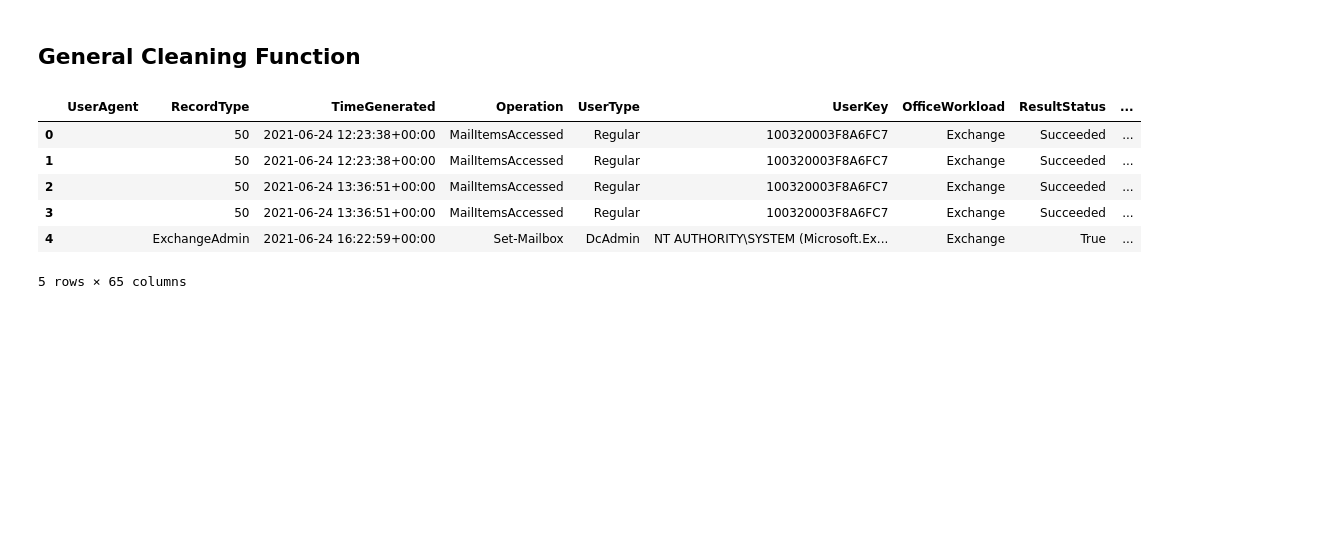
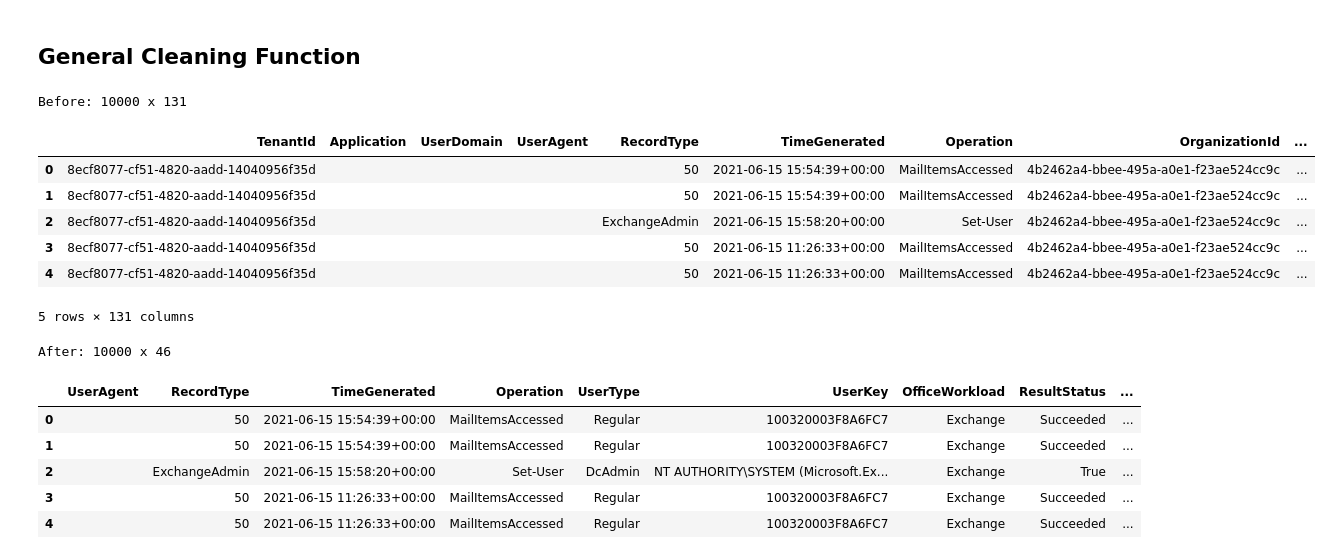
Before and after one commit to microsoft/ASDET, a Jupyter notebook: notebooks/feature_engineering/example_utils.ipynb, the cells around one changed output. Saved outputs shown, nothing was run; the diff lists cells and outputs as text; code cells hidden in the pictures; blank space fills up the shorter version.

```diff
--- a/notebooks/feature_engineering/example_utils.ipynb
+++ b/notebooks/feature_engineering/example_utils.ipynb
@@ -124,25 +121,25 @@ result.head()
 5 rows × 131 columns
 # %% [markdown]
 ## General Cleaning Function
-# %%
-def cleanTable(table, removeDuplicates=True, keepEmptyCol=False, removeInvariant=True, cleanEntropy=False, entropyLowerThreshold=0, entropyHigherThreshold=0.5, regexes=[]):
-    if removeDuplicates:
-        table = cleanDuplicates(table, keepEmptyCol=keepEmptyCol)
-    if removeInvariant:
-        table = cleanInvariant(table)
-    if regexes:
-        table = cleanRegexes(table, regexes=regexes)
-    if cleanEntropy:
-        table = cleanEntropy(table, entropyLowerThreshold=entropyLowerThreshold, entropyHigherThreshold=entropyHigherThreshold)
-    return table
 # %%
 result = cleanTable(df)
-result.head()
+print(f"\nBefore: {df.shape[0]} x {df.shape[1]}\n")
+display(df.head())
+print(f"After: {result.shape[0]} x {result.shape[1]}")
+display(result.head())
 # %% [output]
+Before: 10000 x 131
-|  | UserAgent | RecordType | TimeGenerated | Operation | UserType | UserKey | OfficeWorkload | ResultStatus | ... |
-| 0 |  | 50 | 2021-06-24 12:23:38+00:00 | MailItemsAccessed | Regular | 100320003F8A6FC7 | Exchange | Succeeded | ... |
-| 1 |  | 50 | 2021-06-24 12:23:38+00:00 | MailItemsAccessed | Regular | 100320003F8A6FC7 | Exchange | Succeeded | ... |
-| 2 |  | 50 | 2021-06-24 13:36:51+00:00 | MailItemsAccessed | Regular | 100320003F8A6FC7 | Exchange | Succeeded | ... |
-| 3 |  | 50 | 2021-06-24 13:36:51+00:00 | MailItemsAccessed | Regular | 100320003F8A6FC7 | Exchange | Succeeded | ... |
-| 4 |  | ExchangeAdmin | 2021-06-24 16:22:59+00:00 | Set-Mailbox | DcAdmin | NT AUTHORITY\SYSTEM (Microsoft.Ex... | Exchange | True | ... |
+|  | TenantId | Application | UserDomain | UserAgent | RecordType | TimeGenerated | Operation | OrganizationId | ... |
+| 0 | 8ecf8077-cf51-4820-aadd-14040956f35d |  |  |  | 50 | 2021-06-15 15:54:39+00:00 | MailItemsAccessed | 4b2462a4-bbee-495a-a0e1-f23ae524cc9c | ... |
+| 1 | 8ecf8077-cf51-4820-aadd-14040956f35d |  |  |  | 50 | 2021-06-15 15:54:39+00:00 | MailItemsAccessed | 4b2462a4-bbee-495a-a0e1-f23ae524cc9c | ... |
+| 2 | 8ecf8077-cf51-4820-aadd-14040956f35d |  |  |  | ExchangeAdmin | 2021-06-15 15:58:20+00:00 | Set-User | 4b2462a4-bbee-495a-a0e1-f23ae524cc9c | ... |
+| 3 | 8ecf8077-cf51-4820-aadd-14040956f35d |  |  |  | 50 | 2021-06-15 11:26:33+00:00 | MailItemsAccessed | 4b2462a4-bbee-495a-a0e1-f23ae524cc9c | ... |
+| 4 | 8ecf8077-cf51-4820-aadd-14040956f35d |  |  |  | 50 | 2021-06-15 11:26:33+00:00 | MailItemsAccessed | 4b2462a4-bbee-495a-a0e1-f23ae524cc9c | ... |
-5 rows × 65 columns
+5 rows × 131 columns
+After: 10000 x 46
+|  | UserAgent | RecordType | TimeGenerated | Operation | UserType | UserKey | OfficeWorkload | ResultStatus | ... |
+| 0 |  | 50 | 2021-06-15 15:54:39+00:00 | MailItemsAccessed | Regular | 100320003F8A6FC7 | Exchange | Succeeded | ... |
+| 1 |  | 50 | 2021-06-15 15:54:39+00:00 | MailItemsAccessed | Regular | 100320003F8A6FC7 | Exchange | Succeeded | ... |
+| 2 |  | ExchangeAdmin | 2021-06-15 15:58:20+00:00 | Set-User | DcAdmin | NT AUTHORITY\SYSTEM (Microsoft.Ex... | Exchange | True | ... |
+| 3 |  | 50 | 2021-06-15 11:26:33+00:00 | MailItemsAccessed | Regular | 100320003F8A6FC7 | Exchange | Succeeded | ... |
+| 4 |  | 50 | 2021-06-15 11:26:33+00:00 | MailItemsAccessed | Regular | 100320003F8A6FC7 | Exchange | Succeeded | ... |
```
Also changed, not shown: parts of 6 cells of this notebook, 10 other files.
